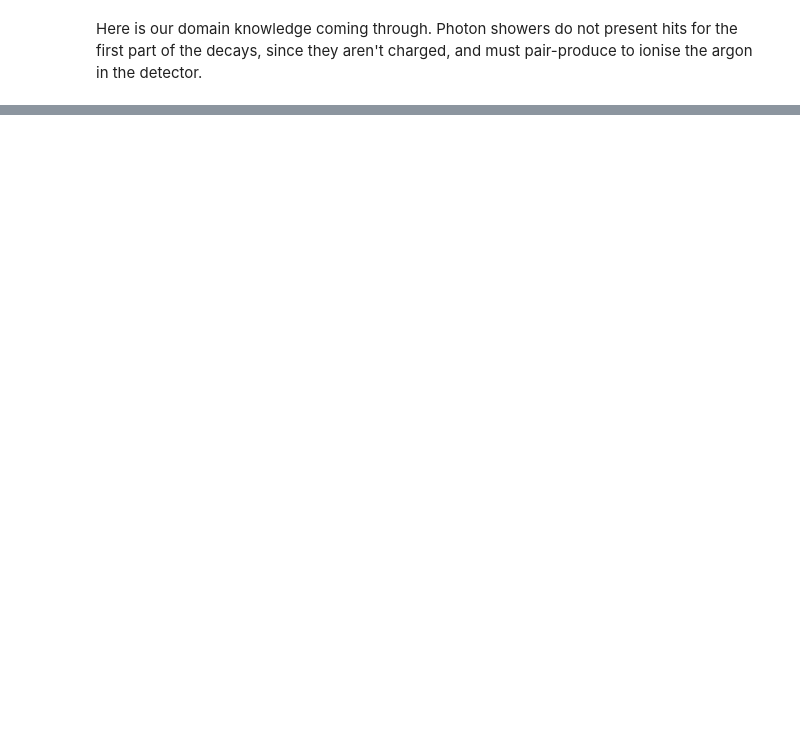
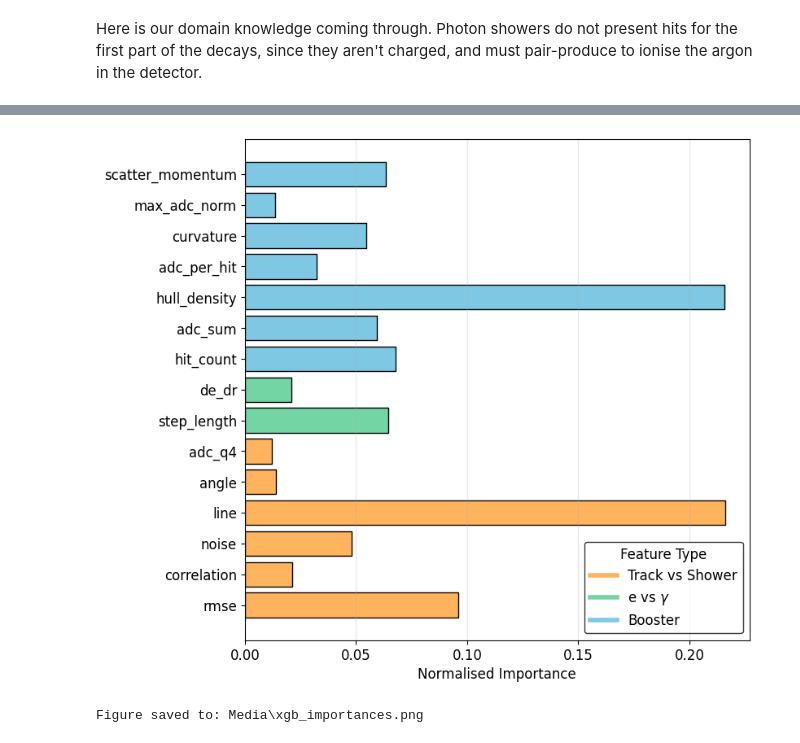
Before and after one commit to cBollins/Final-Year-ML-Project, a Jupyter notebook: Project_Overview.ipynb, the cells around one changed output, grey strips where cells are left out. Saved outputs shown, nothing was run; the diff lists cells and outputs as text; code cells hidden in the pictures; blank space fills up the shorter version.

```diff
--- a/Project_Overview.ipynb
+++ b/Project_Overview.ipynb
@@ -353,9 +353,9 @@ def line(events, event_idx):
 # Project partner's features (logic and most comments copied directly, some comments were extraneous)
 
 # Correlation:
-def correlation(events, event_idx):
-    x_hits = events.reco_hits_x_w[event_idx]
-    w_hits = events.reco_hits_w[event_idx]
+def correlation(events, particle_index):
+    x_hits = events.reco_hits_x_w[particle_index]
+    w_hits = events.reco_hits_w[particle_index]
 
     if len(w_hits) == len(x_hits) and len(w_hits) > 15:
         if np.std(x_hits) == 0 or np.std(w_hits) == 0:
@@ -381,11 +381,11 @@ def correlation(events, event_idx):
         return None
 
 # DBSCAN Noise:
-def noise(events, event_idx, eps=2, min_samples=5):
+def noise(events, particle_index, eps=2, min_samples=5):
 
     # Extract hit positions
-    x_hits = events.reco_hits_x_w[event_idx]
-    w_hits = events.reco_hits_w[event_idx]
+    x_hits = events.reco_hits_x_w[particle_index]
+    w_hits = events.reco_hits_w[particle_index]
 
     # Check if there are valid hits
     if len(w_hits) == len(x_hits) and len(w_hits) > 15:
@@ -408,9 +408,9 @@ def noise(events, event_idx, eps=2, min_samples=5):
         return None
 
 # Angle:
-def angle(events, event_idx):
-    x_hits = events.reco_hits_x_w[event_idx]
-    w_hits = events.reco_hits_w[event_idx]
+def angle(events, particle_index):
+    x_hits = events.reco_hits_x_w[particle_index]
+    w_hits = events.reco_hits_w[particle_index]
 
     if len(w_hits) == len(x_hits) and len(w_hits) > 15:
         # Fit the best-fit line
@@ -907,0 +1163,45 @@ File Media\de_dr_pdf_histogram.png already exists. Skipping.
+# %%
+# load the model
+model = joblib.load("xgb_data/optimized_15f.pkl")
+importances = model.feature_importances_
+feature_names = [f.__name__ for f in features]
+
+feature_types = [
+    'Track vs Shower',
+    'Track vs Shower',
+    'Track vs Shower',
+    'Track vs Shower',
+    'Track vs Shower',
+    'Track vs Shower',
+    r'e vs $\gamma$',
+    r'e vs $\gamma$',
+    'Booster',
+    'Booster',
+    'Booster',
+    'Booster',
+    'Booster',
+    'Booster',
+    'Booster',
+]
+
+feature_colours = {
+    'Track vs Shower': '#ffb35c',
+    r'e vs $\gamma$': '#74d5a4',
+    'Booster': '#7ec8e3',
+}
+
+bar_colours = [feature_colours[ftype] for ftype in feature_types]
+
+plt.figure(figsize=(8, 8))
+bars = plt.barh(np.arange(len(importances)), importances, color=bar_colours, edgecolor='k')
+plt.yticks(np.arange(len(importances)), feature_names)
+plt.xlabel('Normalised Importance')
+
+unique_feature_types = list(feature_colours.keys())
+legend_patches = [plt.Line2D([0], [0], color=feature_colours[ftype], lw=4, label=ftype) for ftype in unique_feature_types]
+plt.legend(handles=legend_patches, title="Feature Type", loc="lower right", frameon=True, edgecolor='black')
+plt.grid(visible=True, which='major', axis='x', linestyle='-', linewidth=1.0, alpha=0.3)
+plot_utils.showsave("xgb_importances")
+# %% [output]
+[figure, added]
+Figure saved to: Media\xgb_importances.png
```
Also changed, not shown: parts of 25 cells of this notebook, 21 other files.
